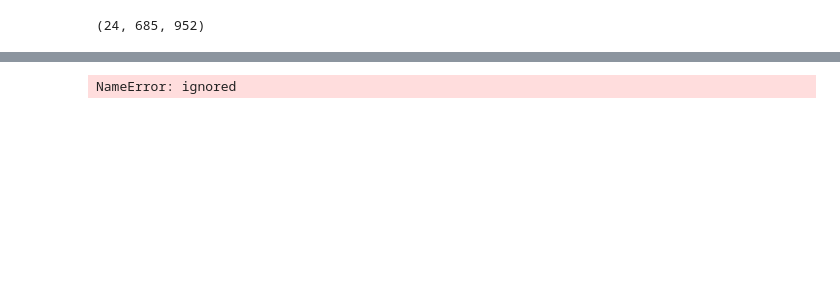
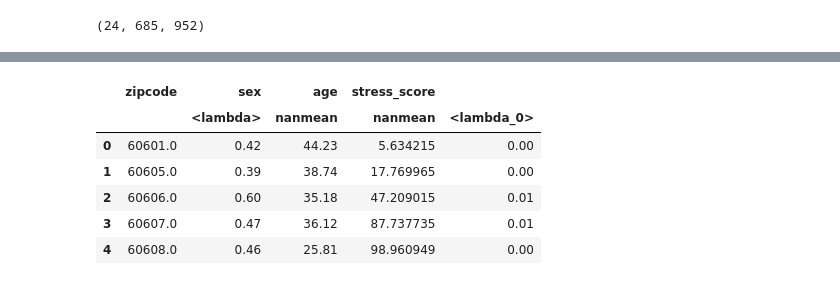
Before and after one commit to kywch/geo-colab, a Jupyter notebook: Generate_Chicago_Traces.ipynb, the cells around one changed output, grey strips where cells are left out. Cells and saved outputs as stored; diff of their text form; code cells hidden in the pictures; blank space fills up the shorter version.

```diff
--- a/Generate_Chicago_Traces.ipynb
+++ b/Generate_Chicago_Traces.ipynb
@@ -463,11 +362,20 @@ The slowest run took 9.66 times longer than the fastest. This could mean that an
 
 def get_stress_person(person_row, activity_df, stress_raster, raster_bound, raster_shape):
   #print(person_row)
-  return sum([
+  def nan_helper(vct):
+    return np.isnan(vct), lambda z: z.nonzero()[0]
+
+  stress_vct = [
                 get_stress(row, stress_raster, raster_bound, raster_shape)
                 for row in generate_hourly_activity(
                     match_activity_with_coord(person_row, activity_df)
-                )])
+                )]
+
+  check, xx = nan_helper(stress_vct)
+  if np.isnan(sum(check)):
+    stress_vct[check] = np.interp(xx(check), xx(~check), stress_vct(~check))
+
+  return sum(stress_vct)
 
 %timeit get_stress_person(person_row, activity_df, stress_raster, raster_bound, raster_shape)
 # %% [output]
@@ -482,15 +390,18 @@ def calculate_stress_score(sample, verbose=False):
       print('Processing ', index)
 
     try:
-      stress_score.append(sum([
-                              get_stress(row, stress_raster, raster_bound, raster_shape)
-                              for row in generate_hourly_activity(
-                                  match_activity_with_coord(person_row, activity_df)
-                              )]))
+      stress_score.append(
+          get_stress_person(person_row, activity_df, stress_raster, raster_bound, raster_shape)
+      )
     except:
       stress_score.append(np.nan)
 
+  if verbose:
+    print('Done.')
   return stress_score
 
-%timeit calculate_stress_score(sample)
+#%timeit calculate_stress_score(sample)
+
+stress_score = calculate_stress_score(sample, verbose=True)
+print('Number of NaN values: ', sum(np.isnan(stress_score)))
 # %% [output]
@@ -498,4 +426,20 @@ def calculate_stress_score(sample, verbose=False):
-# %%
-plt.hist(cum_stress)
-# %% [output]
-NameError: ignored
+# %%
+stress_df = sample[['person_id', 'sex', 'age', 'zipcode']].merge(
+    pd.DataFrame(stress_score, columns=['stress_score']),
+    left_index=True, right_index=True)
+# %%
+agg_by_zip = stress_df.groupby('zipcode').agg({
+    'sex': lambda x: (x==1).mean(),
+    'age': np.nanmean,
+    'stress_score': [np.nanmean, lambda x: x.isnull().mean()]
+}).reset_index('zipcode')
+
+agg_by_zip.head()
+# %% [output]
+|  | zipcode | sex | age | stress_score |  |
+|  |  | <lambda> | nanmean | nanmean | <lambda_0> |
+| 0 | 60601.0 | 0.42 | 44.23 | 5.634215 | 0.00 |
+| 1 | 60605.0 | 0.39 | 38.74 | 17.769965 | 0.00 |
+| 2 | 60606.0 | 0.60 | 35.18 | 47.209015 | 0.01 |
+| 3 | 60607.0 | 0.47 | 36.12 | 87.737735 | 0.01 |
+| 4 | 60608.0 | 0.46 | 25.81 | 98.960949 | 0.00 |
```
Also changed, not shown: parts of 23 cells of this notebook.
